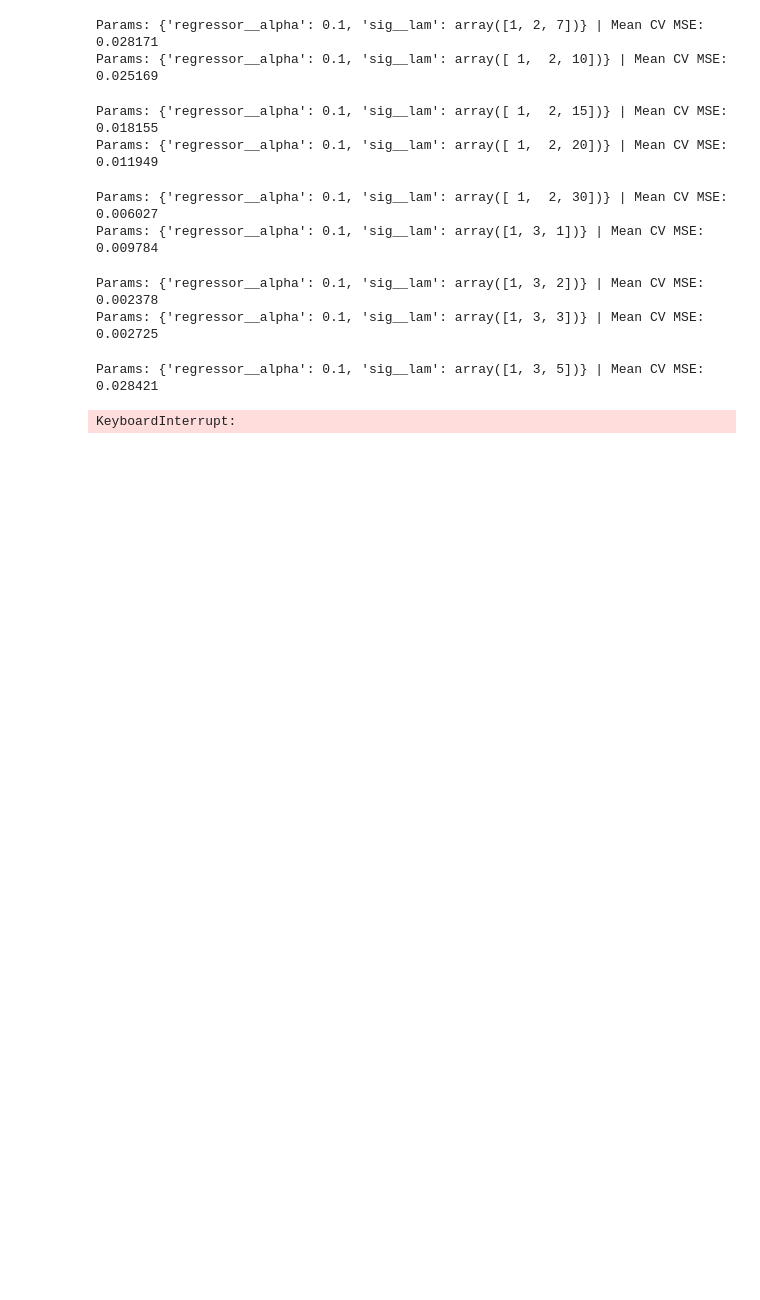
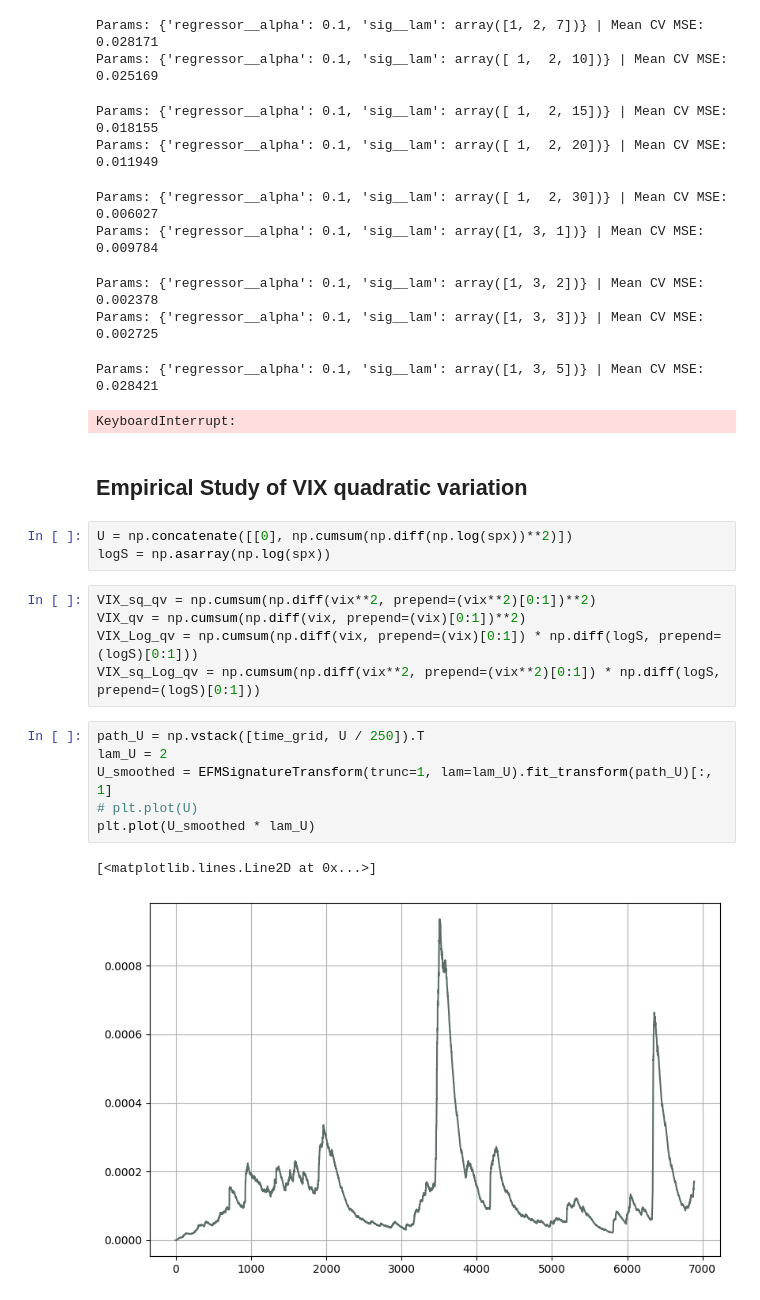
Before and after one commit to MrG1raffe/signature, a Jupyter notebook: notebooks/SPX-VIX_EFM-Signature.ipynb, the cells around one changed output. Drawn from its saved outputs; the diff is of its cells as text; blank space fills up the shorter version.

```diff
--- a/notebooks/SPX-VIX_EFM-Signature.ipynb
+++ b/notebooks/SPX-VIX_EFM-Signature.ipynb
@@ -270,3 +280,22 @@ Params: {'regressor__alpha': 0.1, 'sig__lam': array([1, 3, 2])} | Mean CV MSE: 0
 Params: {'regressor__alpha': 0.1, 'sig__lam': array([1, 3, 3])} | Mean CV MSE: 0.002725
 Params: {'regressor__alpha': 0.1, 'sig__lam': array([1, 3, 5])} | Mean CV MSE: 0.028421
 KeyboardInterrupt:
+# %% [markdown]
+## Empirical Study of VIX quadratic variation
+# %%
+U = np.concatenate([[0], np.cumsum(np.diff(np.log(spx))**2)])
+logS = np.asarray(np.log(spx))
+# %%
+VIX_sq_qv = np.cumsum(np.diff(vix**2, prepend=(vix**2)[0:1])**2)
+VIX_qv = np.cumsum(np.diff(vix, prepend=(vix)[0:1])**2)
+VIX_Log_qv = np.cumsum(np.diff(vix, prepend=(vix)[0:1]) * np.diff(logS, prepend=(logS)[0:1]))
+VIX_sq_Log_qv = np.cumsum(np.diff(vix**2, prepend=(vix**2)[0:1]) * np.diff(logS, prepend=(logS)[0:1]))
+# %%
+path_U = np.vstack([time_grid, U / 250]).T
+lam_U = 2
+U_smoothed = EFMSignatureTransform(trunc=1, lam=lam_U).fit_transform(path_U)[:, 1]
+# plt.plot(U)
+plt.plot(U_smoothed * lam_U)
+# %% [output]
+[<matplotlib.lines.Line2D at 0x...>]
+[figure, added]
```
Also changed, not shown: parts of 42 cells of this notebook.
